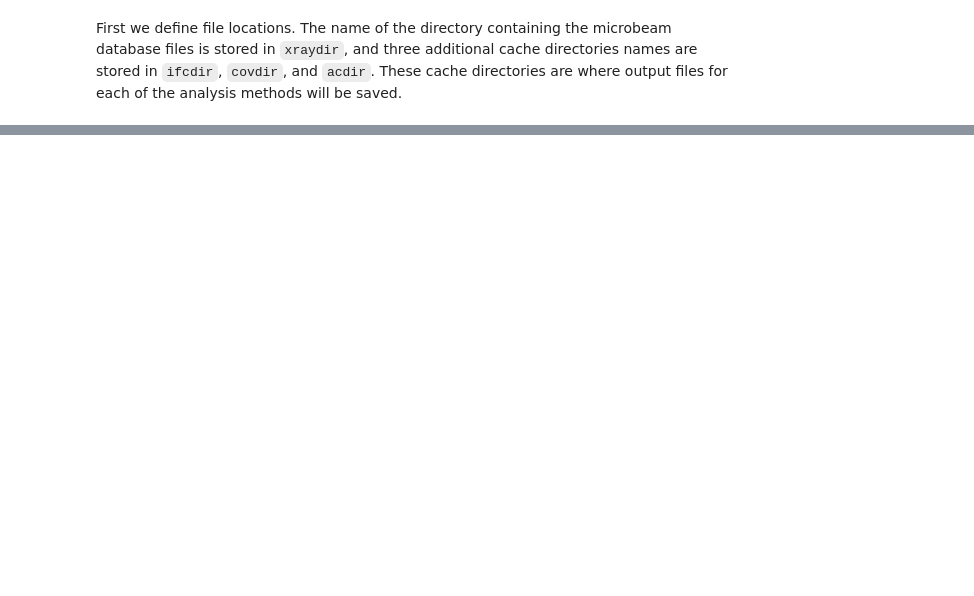
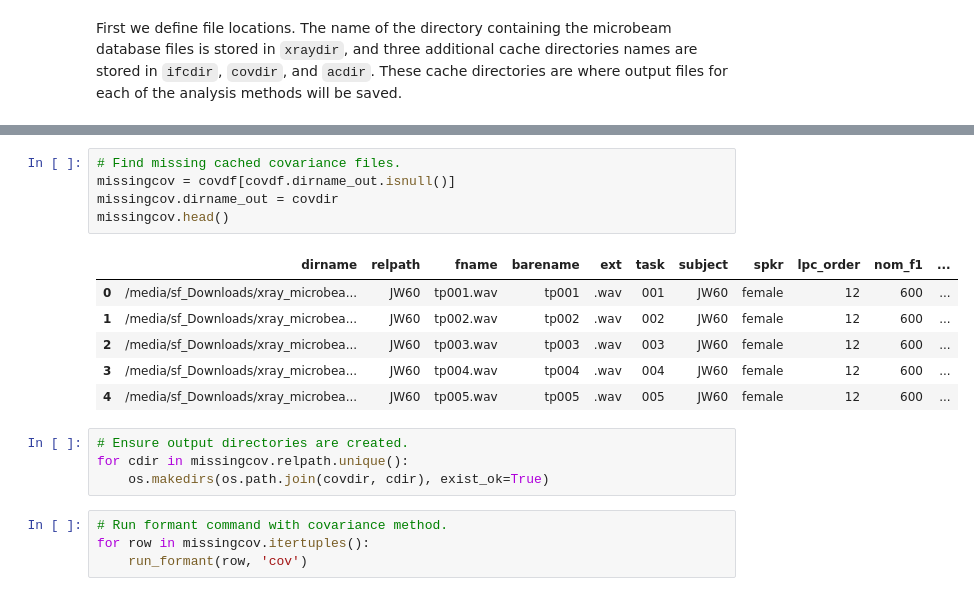
Before and after one commit to rsprouse/phonlab, a Jupyter notebook: doc/Automated formant measurements.ipynb, the cells around one changed output, grey strips where cells are left out. Cells and saved outputs as stored; diff of their text form; blank space fills up the shorter version.

Commit message:
Update formant notebook.

```diff
--- a/doc/Automated formant measurements.ipynb
+++ b/doc/Automated formant measurements.ipynb
@@ -347,0 +332,20 @@ fbdf
+# %%
+# Find missing cached covariance files.
+missingcov = covdf[covdf.dirname_out.isnull()]
+missingcov.dirname_out = covdir
+missingcov.head()
+# %% [output]
+|  | dirname | relpath | fname | barename | ext | task | subject | spkr | lpc_order | nom_f1 | ... |
+| 0 | /media/sf_Downloads/xray_microbea... | JW60 | tp001.wav | tp001 | .wav | 001 | JW60 | female | 12 | 600 | ... |
+| 1 | /media/sf_Downloads/xray_microbea... | JW60 | tp002.wav | tp002 | .wav | 002 | JW60 | female | 12 | 600 | ... |
+| 2 | /media/sf_Downloads/xray_microbea... | JW60 | tp003.wav | tp003 | .wav | 003 | JW60 | female | 12 | 600 | ... |
+| 3 | /media/sf_Downloads/xray_microbea... | JW60 | tp004.wav | tp004 | .wav | 004 | JW60 | female | 12 | 600 | ... |
+| 4 | /media/sf_Downloads/xray_microbea... | JW60 | tp005.wav | tp005 | .wav | 005 | JW60 | female | 12 | 600 | ... |
+# %%
+# Ensure output directories are created.
+for cdir in missingcov.relpath.unique():
+    os.makedirs(os.path.join(covdir, cdir), exist_ok=True)
+# %%
+# Run formant command with covariance method.
+for row in missingcov.itertuples():
+    run_formant(row, 'cov')
```
Also changed, not shown: parts of 65 cells of this notebook.
